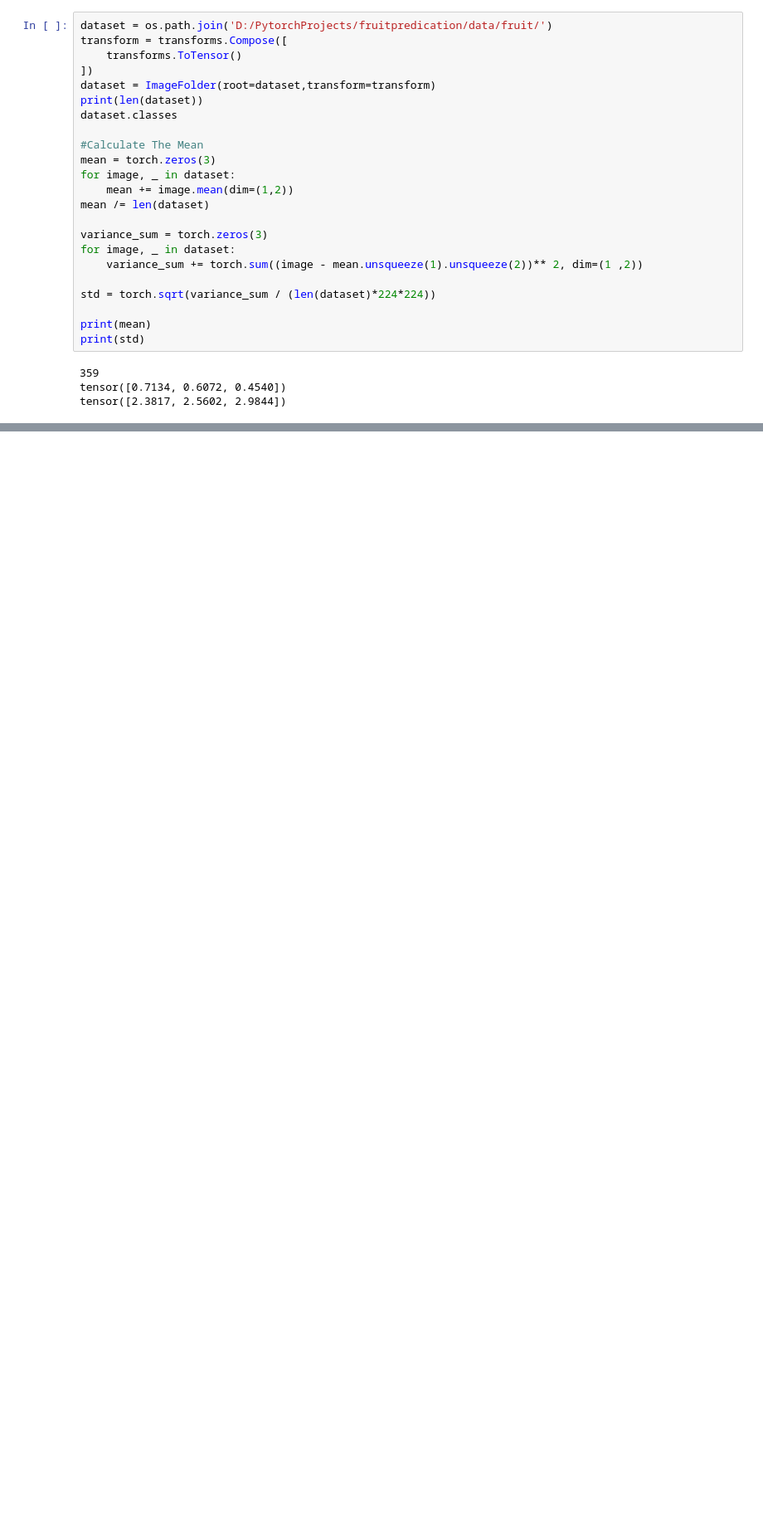
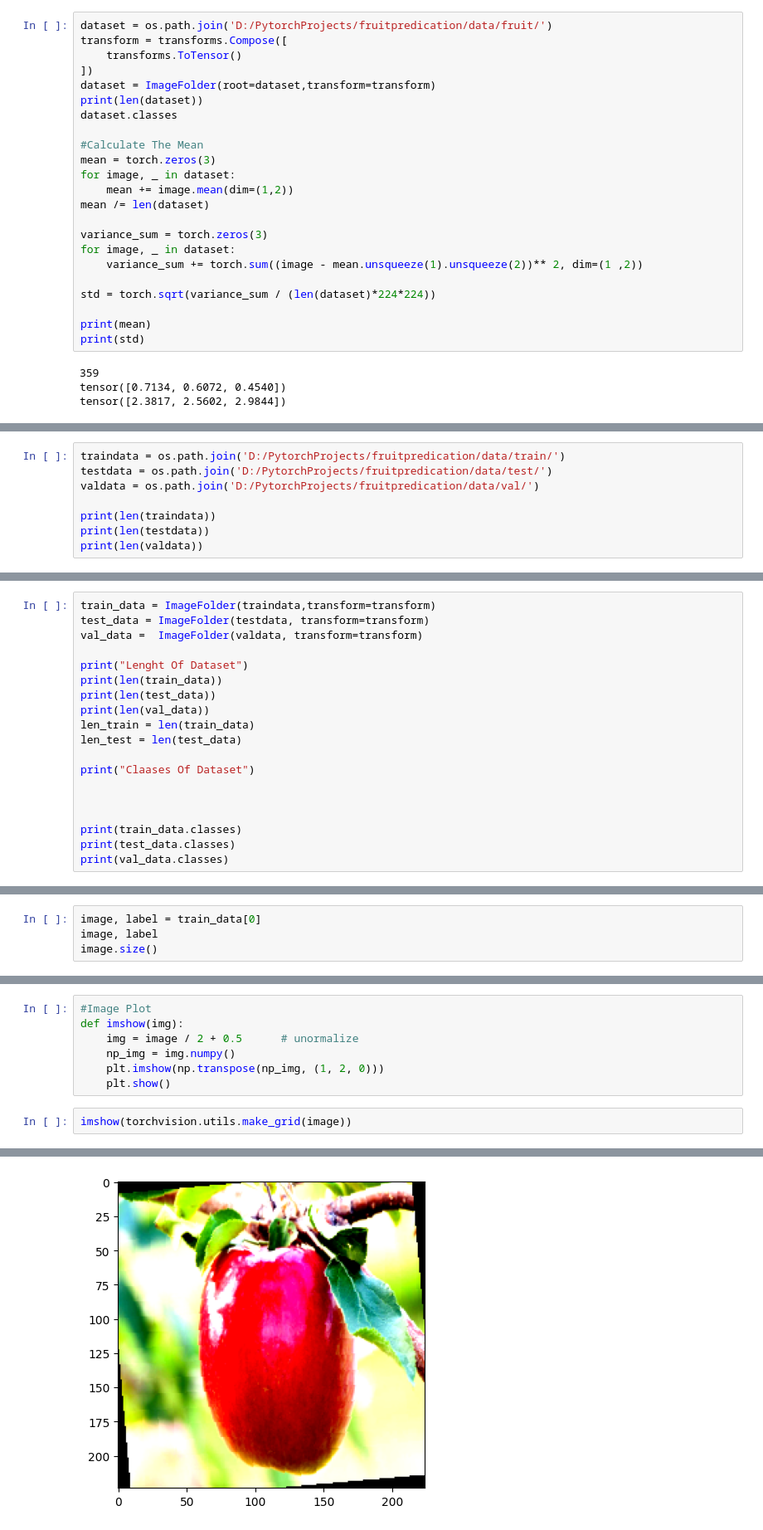
Before and after one commit to Dkalaskar/PytorchProjects, a Jupyter notebook: fruitpredication/traning/traning.ipynb, the cells around one changed output, grey strips where cells are left out. Shown at 83% size. Drawn from its saved outputs; the diff is of its cells as text; blank space fills up the shorter version.

```diff
--- a/fruitpredication/traning/traning.ipynb
+++ b/fruitpredication/traning/traning.ipynb
@@ -44,0 +63,8 @@ tensor([2.3817, 2.5602, 2.9844])
+# %%
+traindata = os.path.join('D:/PytorchProjects/fruitpredication/data/train/')
+testdata = os.path.join('D:/PytorchProjects/fruitpredication/data/test/')
+valdata = os.path.join('D:/PytorchProjects/fruitpredication/data/val/')
+
+print(len(traindata))
+print(len(testdata))
+print(len(valdata))
@@ -44,0 +75,19 @@ tensor([2.3817, 2.5602, 2.9844])
+# %%
+train_data = ImageFolder(traindata,transform=transform)
+test_data = ImageFolder(testdata, transform=transform)
+val_data =  ImageFolder(valdata, transform=transform)
+
+print("Lenght Of Dataset")
+print(len(train_data))
+print(len(test_data))
+print(len(val_data))
+len_train = len(train_data)
+len_test = len(test_data)
+
+print("Claases Of Dataset")
+
+
+
+print(train_data.classes)
+print(test_data.classes)
+print(val_data.classes)
@@ -44,0 +125,4 @@ tensor([2.3817, 2.5602, 2.9844])
+# %%
+image, label = train_data[0]
+image, label
+image.size()
@@ -44,0 +131,10 @@ tensor([2.3817, 2.5602, 2.9844])
+# %%
+#Image Plot
+def imshow(img):
+    img = image / 2 + 0.5      # unormalize
+    np_img = img.numpy()
+    plt.imshow(np.transpose(np_img, (1, 2, 0)))
+    plt.show()
+# %%
+imshow(torchvision.utils.make_grid(image))
+# %% [output]
@@ -44,0 +142 @@ tensor([2.3817, 2.5602, 2.9844])
+[figure, added]
```
Also changed, not shown: parts of 11 cells of this notebook, 2 other files.
